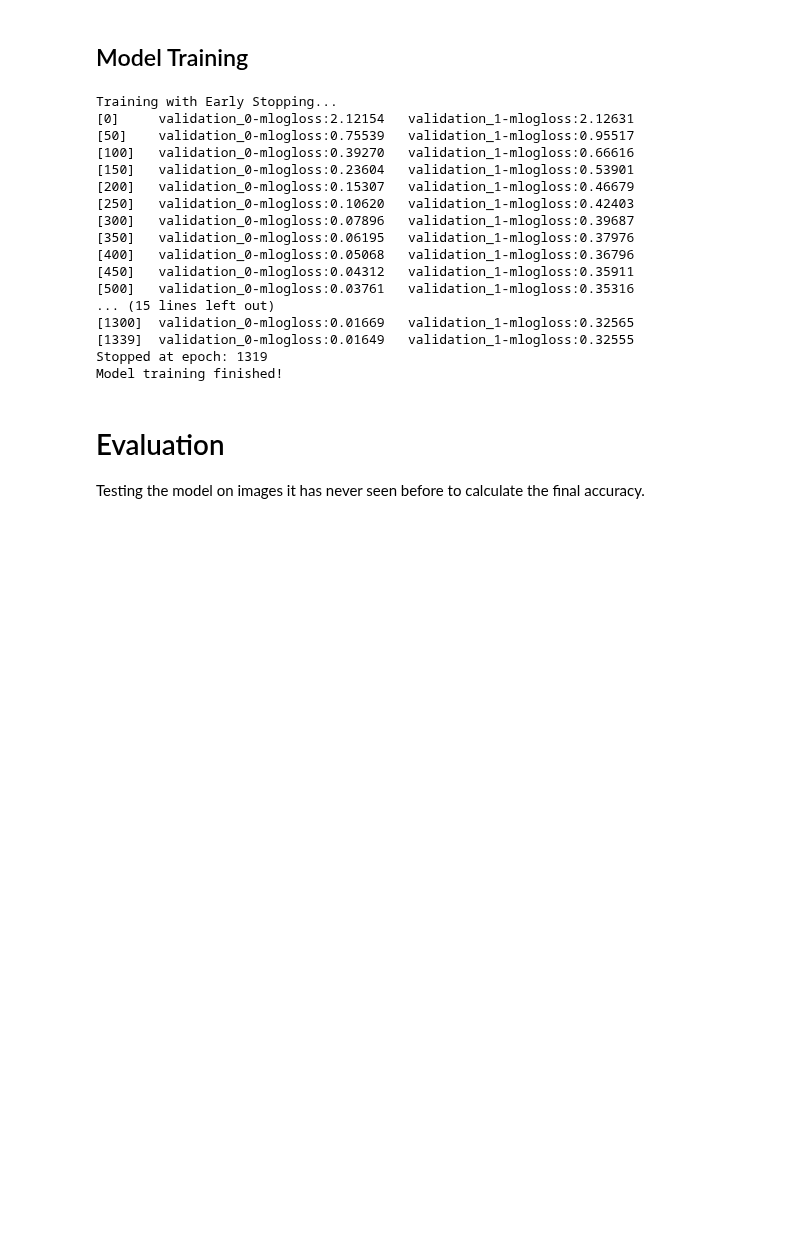
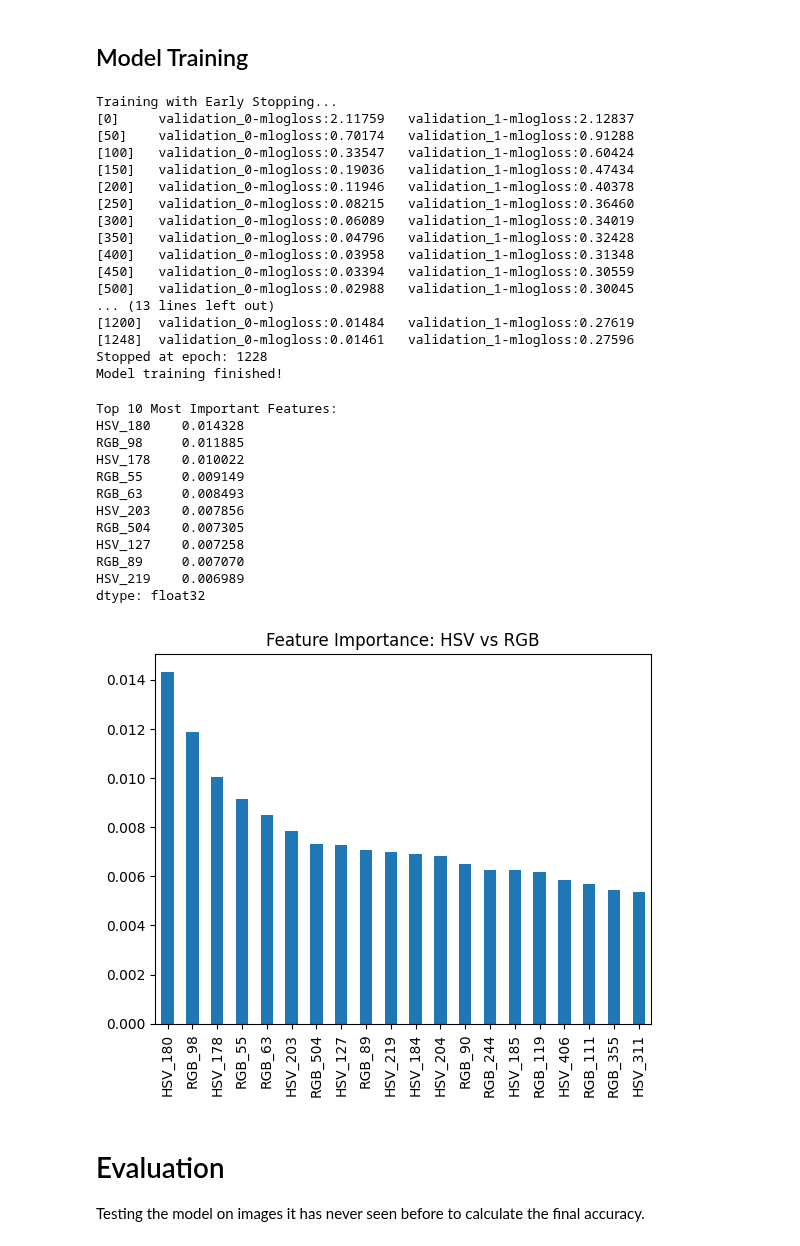
Before and after one commit to tomz3302/Egyptian-Currency-Classifier, a Jupyter notebook: Egyptian_Currency_Classifier.ipynb, the cells around one changed output. Cells and saved outputs as stored; diff of their text form; code cells hidden in the pictures; blank space fills up the shorter version.

Commit message:
combined HSV & RGB, added feature importance visualization. Accucacy: 93%

```diff
--- a/Egyptian_Currency_Classifier.ipynb
+++ b/Egyptian_Currency_Classifier.ipynb
@@ -276,13 +327,12 @@ Feature extraction complete. Training shape: (2631, 521)
 # %% [markdown]
 ## Model Training
 # %%
-
 model = XGBClassifier(
-    n_estimators=2000,
+    n_estimators=3000,
     max_depth=5,
     learning_rate=0.05,
     subsample=0.8,
-    colsample_bytree=0.8,
+    colsample_bytree=0.5,
     tree_method='hist',
     random_state=42,
     reg_alpha=0.5,             # L1 regularization to fight noise
@@ -302,22 +352,59 @@ print(f"Stopped at epoch: {model.best_iteration}")
 print("Model training finished!")
 # %% [output]
 Training with Early Stopping...
-[0]     validation_0-mlogloss:2.12154   validation_1-mlogloss:2.12631
-[50]    validation_0-mlogloss:0.75539   validation_1-mlogloss:0.95517
-[100]   validation_0-mlogloss:0.39270   validation_1-mlogloss:0.66616
-[150]   validation_0-mlogloss:0.23604   validation_1-mlogloss:0.53901
-[200]   validation_0-mlogloss:0.15307   validation_1-mlogloss:0.46679
-[250]   validation_0-mlogloss:0.10620   validation_1-mlogloss:0.42403
-[300]   validation_0-mlogloss:0.07896   validation_1-mlogloss:0.39687
-[350]   validation_0-mlogloss:0.06195   validation_1-mlogloss:0.37976
-[400]   validation_0-mlogloss:0.05068   validation_1-mlogloss:0.36796
-[450]   validation_0-mlogloss:0.04312   validation_1-mlogloss:0.35911
-[500]   validation_0-mlogloss:0.03761   validation_1-mlogloss:0.35316
-... (15 lines left out)
-[1300]  validation_0-mlogloss:0.01669   validation_1-mlogloss:0.32565
-[1339]  validation_0-mlogloss:0.01649   validation_1-mlogloss:0.32555
-Stopped at epoch: 1319
+[0]     validation_0-mlogloss:2.11759   validation_1-mlogloss:2.12837
+[50]    validation_0-mlogloss:0.70174   validation_1-mlogloss:0.91288
+[100]   validation_0-mlogloss:0.33547   validation_1-mlogloss:0.60424
+[150]   validation_0-mlogloss:0.19036   validation_1-mlogloss:0.47434
+[200]   validation_0-mlogloss:0.11946   validation_1-mlogloss:0.40378
+[250]   validation_0-mlogloss:0.08215   validation_1-mlogloss:0.36460
+[300]   validation_0-mlogloss:0.06089   validation_1-mlogloss:0.34019
+[350]   validation_0-mlogloss:0.04796   validation_1-mlogloss:0.32428
+[400]   validation_0-mlogloss:0.03958   validation_1-mlogloss:0.31348
+[450]   validation_0-mlogloss:0.03394   validation_1-mlogloss:0.30559
+[500]   validation_0-mlogloss:0.02988   validation_1-mlogloss:0.30045
+... (13 lines left out)
+[1200]  validation_0-mlogloss:0.01484   validation_1-mlogloss:0.27619
+[1248]  validation_0-mlogloss:0.01461   validation_1-mlogloss:0.27596
+Stopped at epoch: 1228
 Model training finished!
+# %%
+import matplotlib.pyplot as plt
+import pandas as pd
+
+# 1. Get feature importance
+importances = model.feature_importances_
+
+# 2. Create a naming convention to track which feature came from where
+# HSV has 521 features, RGB has 518. Total = 1039
+hsv_labels = [f"HSV_{i}" for i in range(521)]
+rgb_labels = [f"RGB_{i}" for i in range(518)]
+all_labels = hsv_labels + rgb_labels
+
+# 3. Plot top 20 features
+feature_imp = pd.Series(importances, index=all_labels).sort_values(ascending=False)
+
+print("Top 10 Most Important Features:")
+print(feature_imp.head(10))
+
+# Visual check: Are both HSV and RGB in the top 20?
+feature_imp.head(20).plot(kind='bar')
+plt.title("Feature Importance: HSV vs RGB")
+plt.show()
+# %% [output]
+Top 10 Most Important Features:
+HSV_180    0.014328
+RGB_98     0.011885
+HSV_178    0.010022
+RGB_55     0.009149
+RGB_63     0.008493
+HSV_203    0.007856
+RGB_504    0.007305
+HSV_127    0.007258
+RGB_89     0.007070
+HSV_219    0.006989
+dtype: float32
+[figure, added]
 # %% [markdown]
 # Evaluation
 Testing the model on images it has never seen before to calculate the final accuracy.
```
Also changed, not shown: parts of 7 cells of this notebook.
